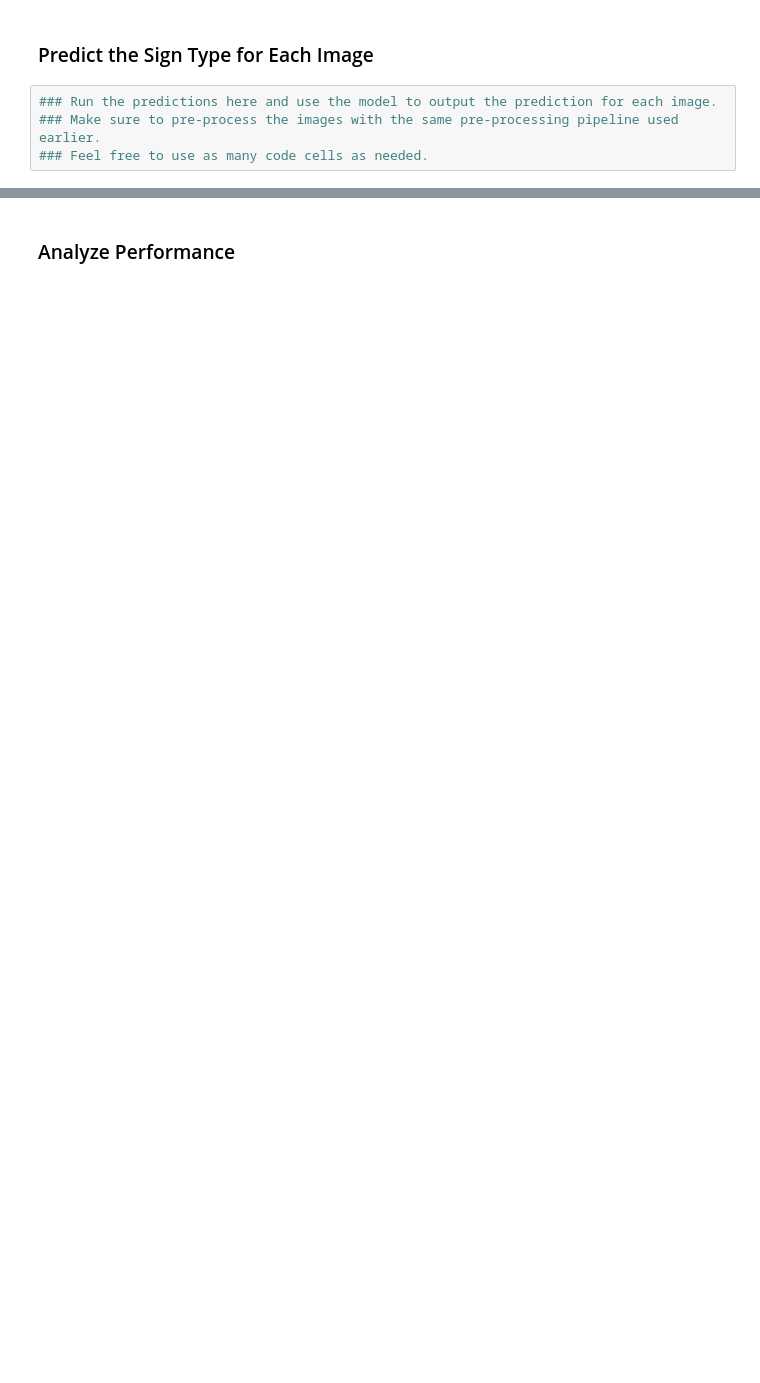
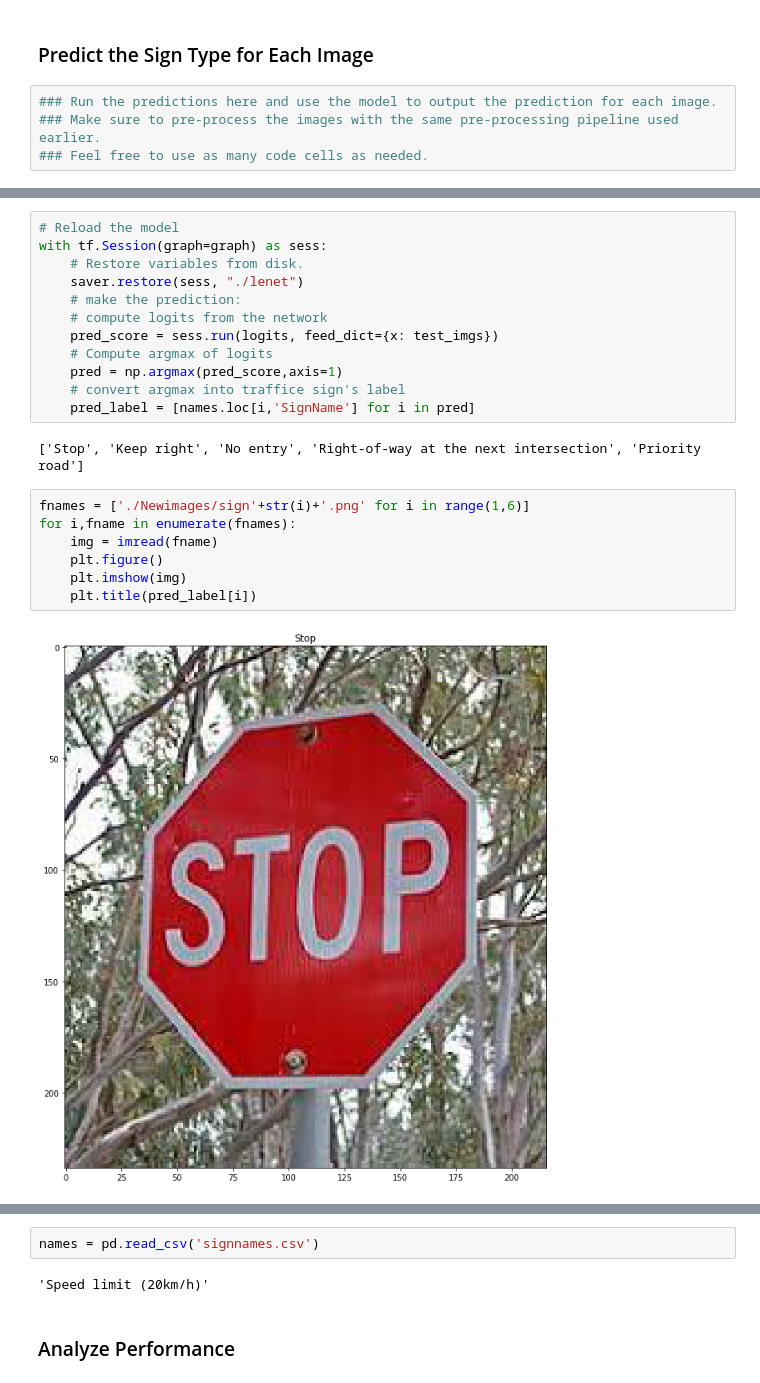
Before and after one commit to mkinet/CarND-Traffic-Sign-Classifier-P2, a Jupyter notebook: Traffic_Sign_Classifier.ipynb, the cells around one changed output, grey strips where cells are left out. Drawn from its saved outputs; the diff is of its cells as text; blank space fills up the shorter version.

```diff
--- a/Traffic_Sign_Classifier.ipynb
+++ b/Traffic_Sign_Classifier.ipynb
@@ -380,0 +422,23 @@ You may find `signnames.csv` useful as it contains mappings from the class id (i
+# %%
+# Reload the model
+with tf.Session(graph=graph) as sess:
+    # Restore variables from disk.
+    saver.restore(sess, "./lenet")
+    # make the prediction:
+    # compute logits from the network
+    pred_score = sess.run(logits, feed_dict={x: test_imgs})
+    # Compute argmax of logits
+    pred = np.argmax(pred_score,axis=1)
+    # convert argmax into traffice sign's label
+    pred_label = [names.loc[i,'SignName'] for i in pred]
+# %% [output]
+['Stop', 'Keep right', 'No entry', 'Right-of-way at the next intersection', 'Priority road']
+# %%
+fnames = ['./Newimages/sign'+str(i)+'.png' for i in range(1,6)]
+for i,fname in enumerate(fnames):
+    img = imread(fname)
+    plt.figure()
+    plt.imshow(img)
+    plt.title(pred_label[i])
+# %% [output]
+[figure, added]
@@ -381,3 +449,7 @@ You may find `signnames.csv` useful as it contains mappings from the class id (i
+# %%
+names = pd.read_csv('signnames.csv')
+# %% [output]
+'Speed limit (20km/h)'
 # %% [markdown]
 ### Analyze Performance
 # %%
```
Also changed, not shown: parts of 8 cells of this notebook.
